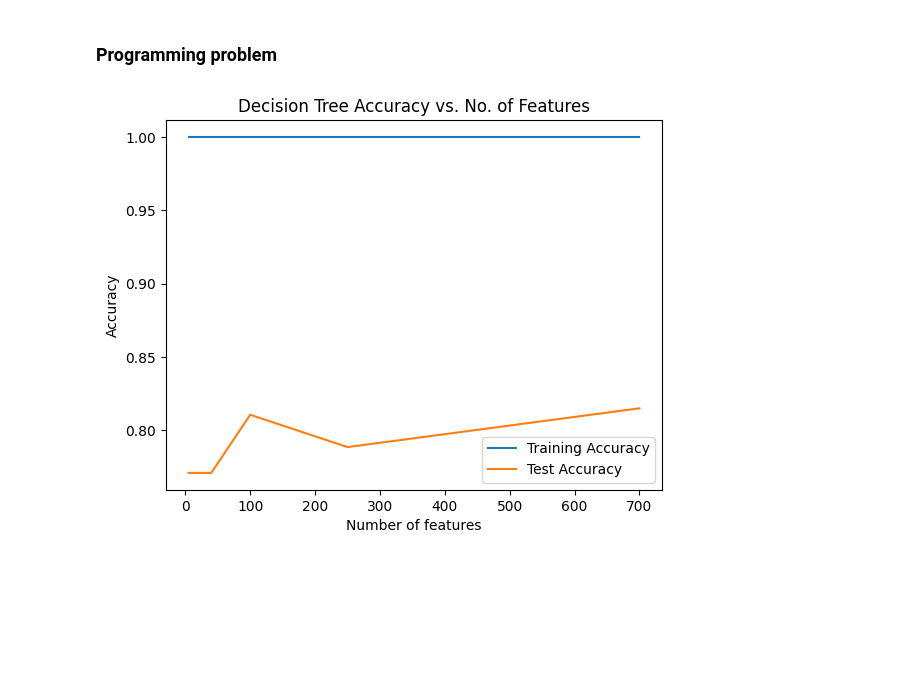
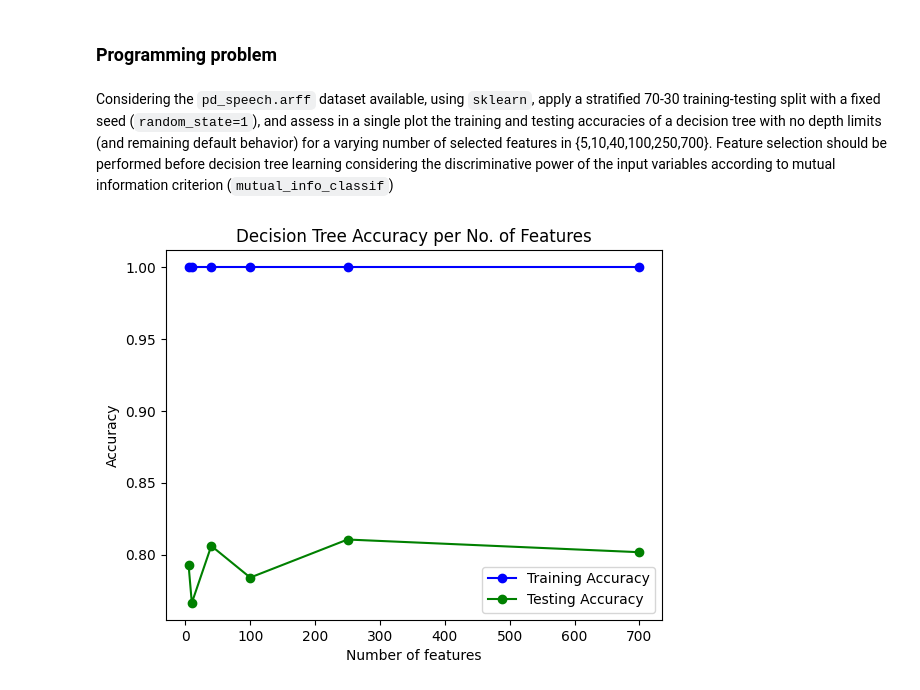
Before and after one commit to jjasferreira/data-exploration-py, a Jupyter notebook: hw01/pd_speech.ipynb, the cells around one changed output. Cells and saved outputs as stored; diff of their text form; code cells hidden in the pictures; blank space fills up the shorter version.

```diff
--- a/hw01/pd_speech.ipynb
+++ b/hw01/pd_speech.ipynb
@@ -1,64 +1,61 @@
 # %% [markdown]
  ### Programming problem
+# %% [markdown]
+Considering the `pd_speech.arff` dataset available, using `sklearn`, apply a stratified 70-30 training-testing
+split with a fixed seed (`random_state=1`), and assess in a single plot the training and testing accuracies
+of a decision tree with no depth limits (and remaining default behavior) for a varying number of selected
+features in {5,10,40,100,250,700}. Feature selection should be performed before decision tree learning
+considering the discriminative power of the input variables according to mutual information criterion
+(`mutual_info_classif`)
 # %%
+from scipy.io.arff import loadarff
 import pandas as pd
-from scipy.io.arff import loadarff
 from sklearn.preprocessing import LabelEncoder
+from sklearn.model_selection import train_test_split
+from sklearn.feature_selection import SelectKBest
+from sklearn.feature_selection import mutual_info_classif
 from sklearn.tree import DecisionTreeClassifier
-from sklearn.feature_selection import mutual_info_classif
-from sklearn.model_selection import train_test_split
 from sklearn.metrics import accuracy_score
+from functools import partial
 import matplotlib.pyplot as plt
-from sklearn.feature_selection import SelectKBest
 
-# Reading the ARFF file
+# Read the ARFF file and separate input from output data, to encode as numeric
 data = loadarff('pd_speech.arff')
 df = pd.DataFrame(data[0])
+X = df.drop('class', axis=1)
+y = LabelEncoder().fit_transform(df['class'])
 
-# Separate input from output data
-X = df.drop('class', axis=1)
-y = df['class']
-
-# No. of features and empty lists to store training and test accuracies
+# Set number of features to consider and create lists to store the accuracies
 num_feats = [5, 10, 40, 100, 250, 700]
 train_acc = []
 test_acc = []
 
-# Encode variable as numeric
-encoder = LabelEncoder()
-y = encoder.fit_transform(y)
-
-# Splitting the dataset into the training set and test set
+# Split the dataset into training and testing sets
 X_train, X_test, y_train, y_test = train_test_split(X, y, train_size=0.7, random_state=1, stratify=y)
 
 # Loop over the number of features
-for k in num_feats:
-    # Feature selection
-    fs = SelectKBest(score_func=mutual_info_classif, k=k)
-    X_train_fs = fs.fit_transform(X_train, y_train)
-    X_test_fs = fs.transform(X_test)
-    # Fitting Decision Tree Classification to the Training set
-    classifier = DecisionTreeClassifier(criterion='entropy', random_state=1)
-    classifier.fit(X_train_fs, y_train)
-    # Predicting the Test set results and the training set results
-    y_pred_test = classifier.predict(X_test_fs)
-    y_pred_train = classifier.predict(X_train_fs)
-    # Accuracy on training set and on test set
-    train_acc.append(accuracy_score(y_train, y_pred_train))
-    test_acc.append(accuracy_score(y_test, y_pred_test))
+for n in num_feats:
+    # Select features to fit the data to
+    selector = SelectKBest(partial(mutual_info_classif, random_state=1), k=n)
+    X_train_selec = selector.fit_transform(X_train, y_train)
+    X_test_selec = selector.transform(X_test)
+    # Fit Decision Tree Classification to the training set
+    classifier = DecisionTreeClassifier(random_state=1)
+    classifier.fit(X_train_selec, y_train)
+    # Predict the training and testing sets results
+    y_train_pred = classifier.predict(X_train_selec)
+    y_test_pred = classifier.predict(X_test_selec)
+    # Calculate accuracy on both sets predictions
+    train_acc.append(accuracy_score(y_train, y_train_pred))
+    test_acc.append(accuracy_score(y_test, y_test_pred))
 
-
-# Plotting the results
-plt.plot(num_feats, train_acc, label='Training Accuracy')
-plt.plot(num_feats, test_acc, label='Test Accuracy')
+# Plot the results
+plt.plot(num_feats, train_acc, '-bo', label='Training Accuracy')
+plt.plot(num_feats, test_acc, '-go', label='Testing Accuracy')
 plt.xlabel('Number of features')
 plt.ylabel('Accuracy')
-plt.title('Decision Tree Accuracy vs. No. of Features')
+plt.title('Decision Tree Accuracy per No. of Features')
 plt.legend()
 plt.show()
-# selected features in these indexes = (5, 10, 40, 100, 250, 700)
-# plot the training and testing accuracy
-
-# From the above plot, we can see that the decision tree is overfitting the training data as the training accuracy is always 1.0.
 # %% [output]
-[figure, old version]
+[figure, new version]
```
Also changed, not shown: 2 other files.
